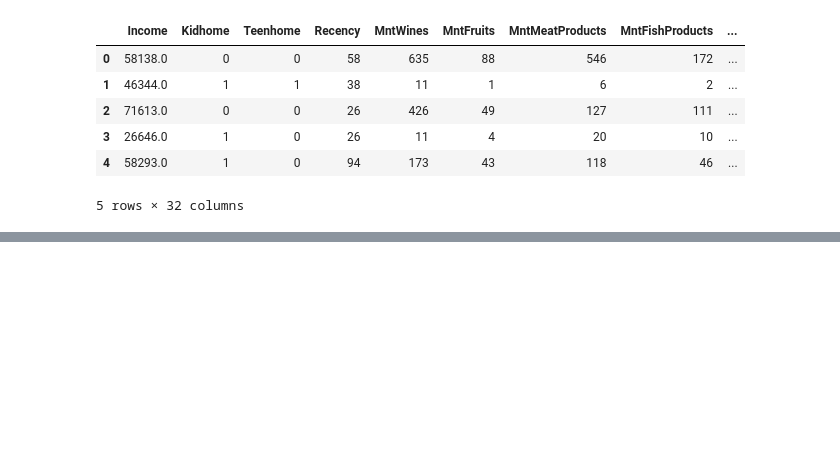
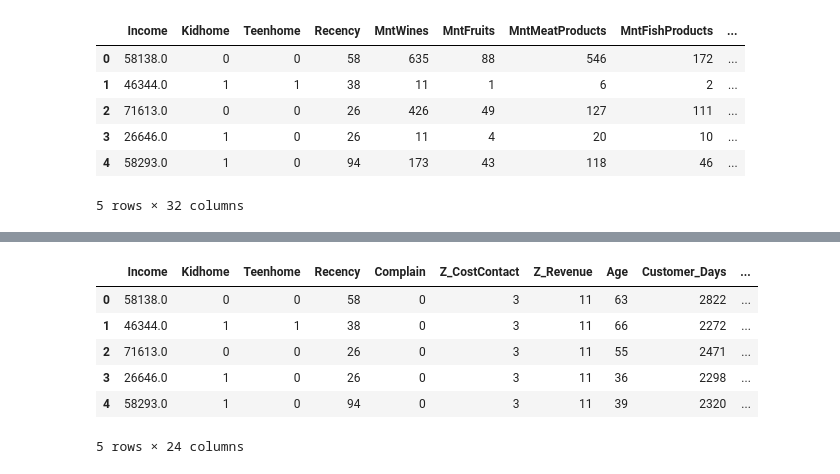
Before and after one commit to petrugeral/Marketing_Analytics, a Jupyter notebook: ifood_marketing_analytics/workspace.ipynb, the cells around one changed output, grey strips where cells are left out. Saved outputs shown, nothing was run; the diff lists cells and outputs as text; code cells hidden in the pictures; blank space fills up the shorter version.

Commit message:
new columns

```diff
--- a/ifood_marketing_analytics/workspace.ipynb
+++ b/ifood_marketing_analytics/workspace.ipynb
@@ -456,0 +453,10 @@ df.head()
+# %%
+df.drop(['MntWines',
+        'MntFruits',
+        'MntMeatProducts',
+        'MntFishProducts',
+        'MntSweetProducts',
+        'MntGoldProds',
+        'MntTotal',
+        'MntTotal_percent'], axis=1, inplace=True)
+df.head()
@@ -456,0 +471,3 @@ df.head()
+# %%
+Num_columns = [col for col in df.columns if col.startswith('Num')]
+Num_columns
@@ -456,0 +480,6 @@ df.head()
+# %%
+for i in Num_columns:
+    total = df['NumDealsPurchases']+df['NumWebPurchases']+df['NumCatalogPurchases']+df['NumStorePurchases']+df['NumWebVisitsMonth']
+    df[i+'_percent']=df[i]/total
+
+df.head()
@@ -456,0 +494,15 @@ df.head()
+# %%
+df.drop(['NumDealsPurchases',
+        'NumWebPurchases',
+        'NumCatalogPurchases',
+        'NumStorePurchases',
+        'NumWebVisitsMonth'], axis=1, inplace=True)
+df.head()
+# %% [output]
+|  | Income | Kidhome | Teenhome | Recency | Complain | Z_CostContact | Z_Revenue | Age | Customer_Days | ... |
+| 0 | 58138.0 | 0 | 0 | 58 | 0 | 3 | 11 | 63 | 2822 | ... |
+| 1 | 46344.0 | 1 | 1 | 38 | 0 | 3 | 11 | 66 | 2272 | ... |
+| 2 | 71613.0 | 0 | 0 | 26 | 0 | 3 | 11 | 55 | 2471 | ... |
+| 3 | 26646.0 | 1 | 0 | 26 | 0 | 3 | 11 | 36 | 2298 | ... |
+| 4 | 58293.0 | 1 | 0 | 94 | 0 | 3 | 11 | 39 | 2320 | ... |
+5 rows × 24 columns
```
Also changed, not shown: parts of 4 cells of this notebook.
